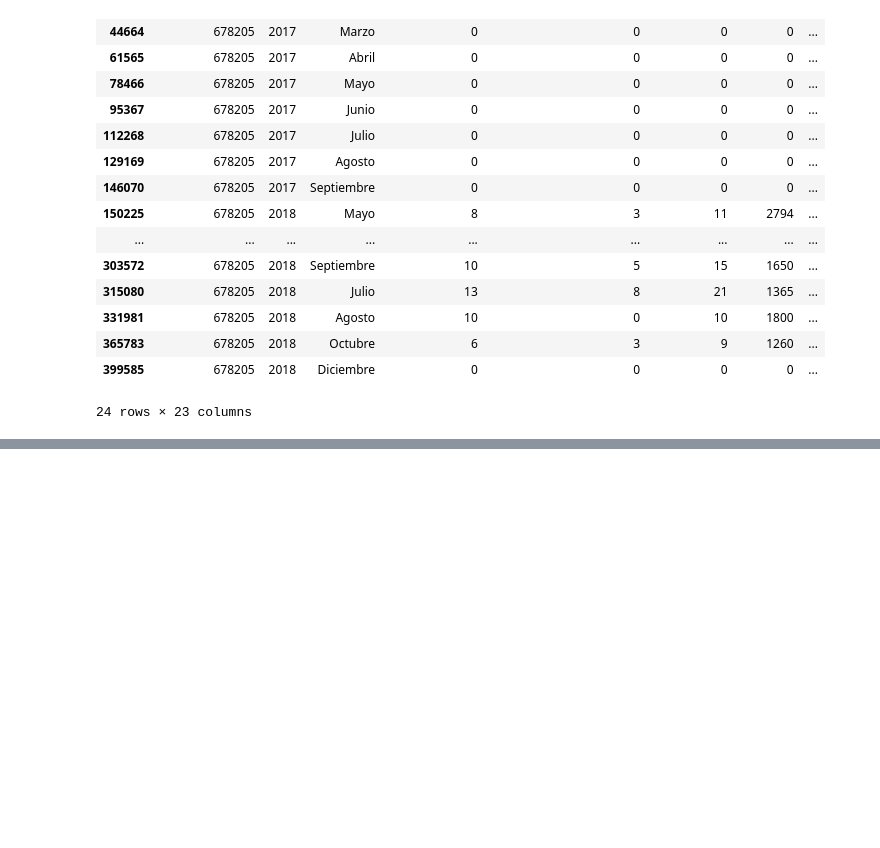
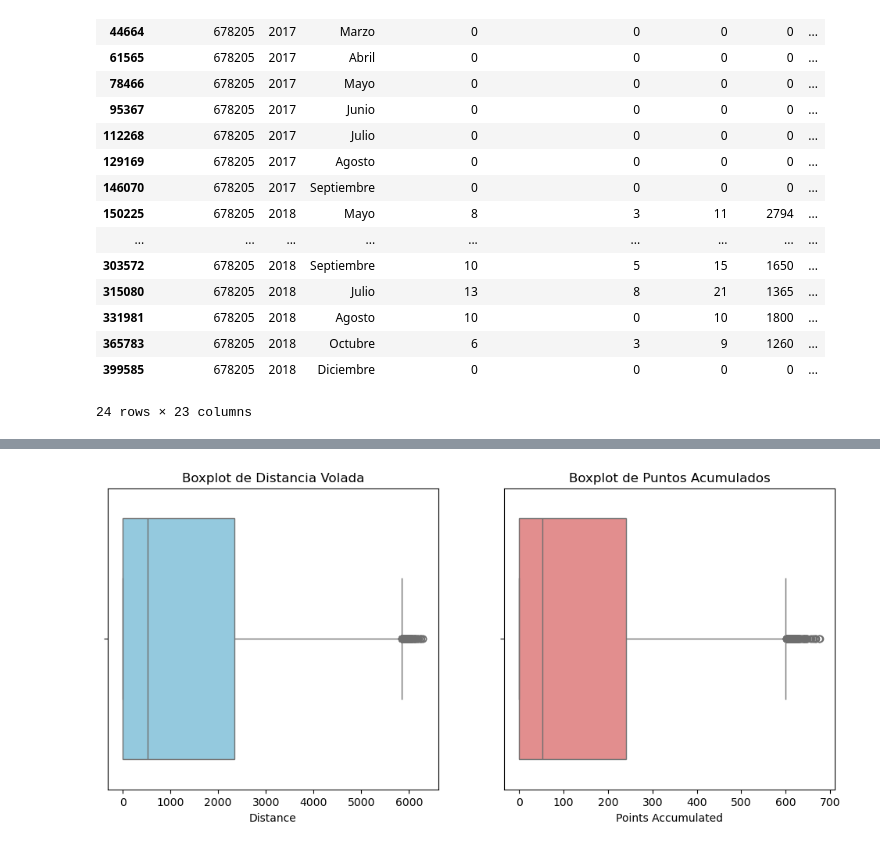
Before and after one commit to Adalab/bda-modulo-3-evaluacion-final-fatimagonzalezya, a Jupyter notebook: evaluacion-final-fatimagonzalezya.ipynb, the cells around one changed output, grey strips where cells are left out. Saved outputs shown, nothing was run; the diff lists cells and outputs as text; code cells hidden in the pictures; blank space fills up the shorter version.

```diff
--- a/evaluacion-final-fatimagonzalezya.ipynb
+++ b/evaluacion-final-fatimagonzalezya.ipynb
@@ -534,0 +542,18 @@ print(df_unido["Salary"].unique())
+# %%
+plt.figure(figsize=(12, 5))
+
+# Boxplot de Distance
+plt.subplot(1, 2, 1)
+sns.boxplot(x=df_unido["Distance"], color="skyblue")
+plt.title("Boxplot de Distancia Volada")
+
+# Boxplot de Points Accumulated
+plt.subplot(1, 2, 2)
+sns.boxplot(x=df_unido["Points Accumulated"], color="lightcoral")
+plt.title("Boxplot de Puntos Acumulados")
+
+plt.show()
+
+# A simple vista aumentan proporcionalmente, se acumula en puntos el 10%  aprox. de la distancia viajada
+# %% [output]
+[figure, added]
```
Also changed, not shown: parts of 60 cells of this notebook.
